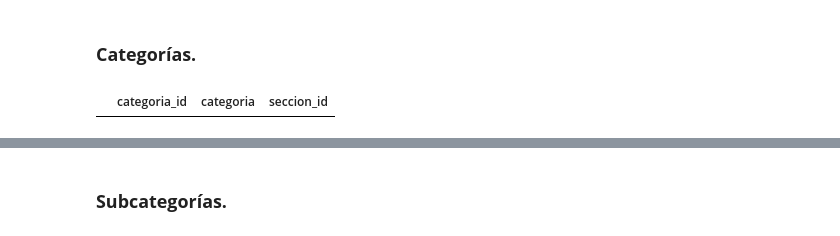
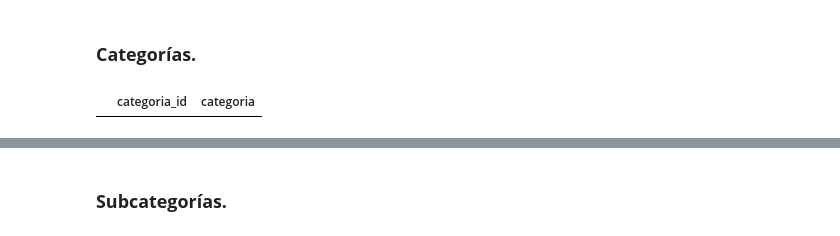
Before and after one commit to dapafer/auto_Pr-PSV, a Jupyter notebook: src/supermercado_database_structure.ipynb, the cells around one changed output, grey strips where cells are left out. Cells and saved outputs as stored; diff of their text form; code cells hidden in the pictures.

```diff
--- a/src/supermercado_database_structure.ipynb
+++ b/src/supermercado_database_structure.ipynb
@@ -51,11 +21,11 @@ memory usage: 148.0+ bytes
 ### **Categorías.**
 # %%
 # crear tabla "categorias"
-categorias = pd.DataFrame(columns=['categoria_id', 'categoria', 'seccion_id'])
+categorias = pd.DataFrame(columns=['categoria_id', 'categoria'])
 
 categorias
 # %% [output]
-|  | categoria_id | categoria | seccion_id |
+|  | categoria_id | categoria |
 # %%
 cat_fyv
 # %% [output]
```
Also changed, not shown: parts of 23 cells of this notebook, 12 other files.
